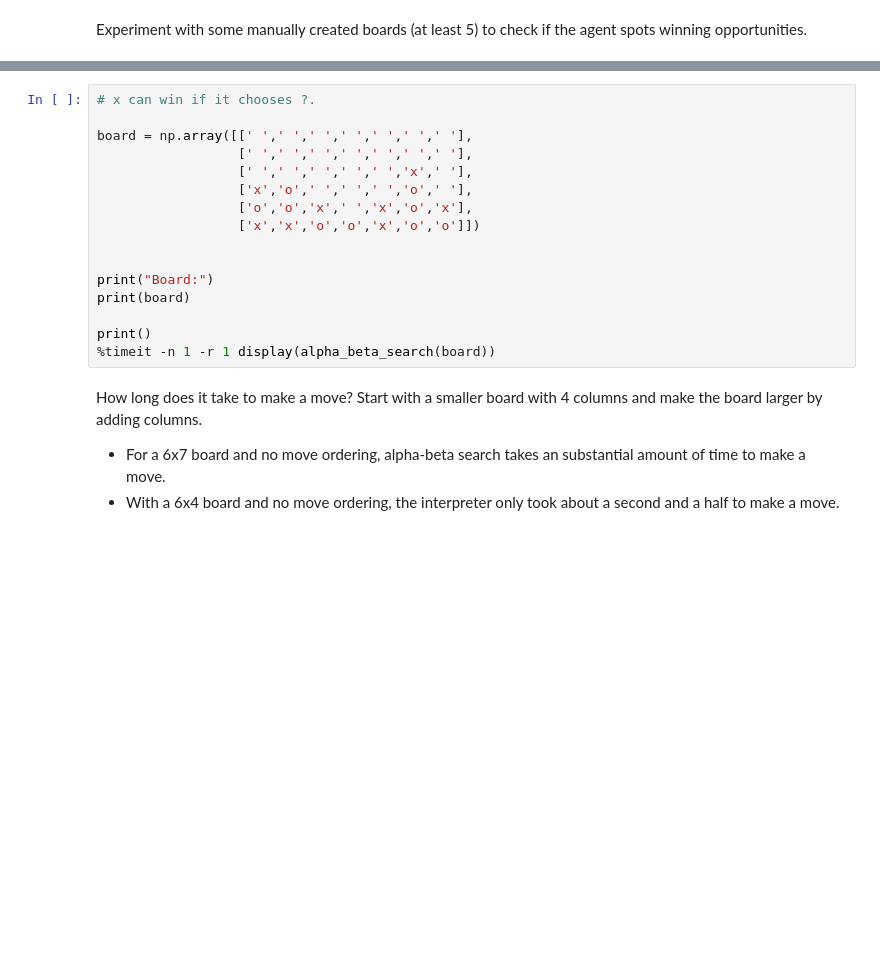
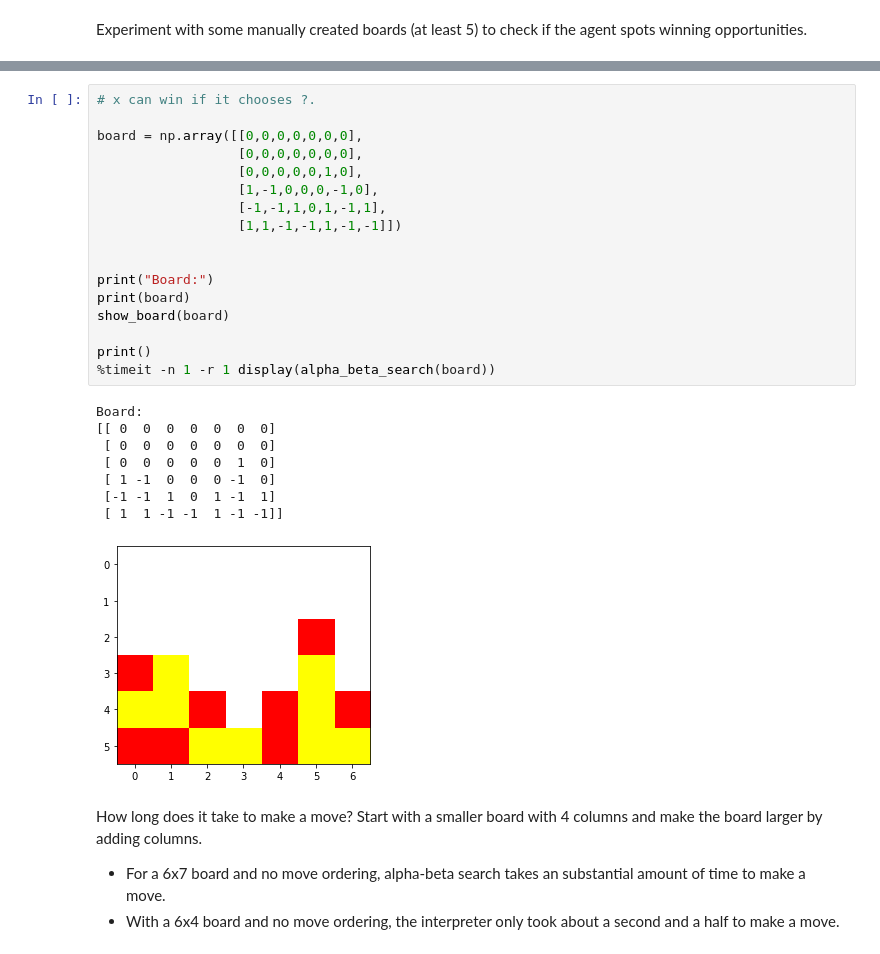
Before and after one commit to KadeLehman/CS7320-AI, a Jupyter notebook: Games/assignment_connect4.ipynb, the cells around one changed output, grey strips where cells are left out. Saved outputs shown, nothing was run; the diff lists cells and outputs as text; blank space fills up the shorter version.

```diff
--- a/Games/assignment_connect4.ipynb
+++ b/Games/assignment_connect4.ipynb
@@ -392,19 +414,29 @@ print()
-# %%
-# x can win if it chooses ?.
-
-board = np.array([[' ',' ',' ',' ',' ',' ',' '],
-                  [' ',' ',' ',' ',' ',' ',' '],
-                  [' ',' ',' ',' ',' ','x',' '],
-                  ['x','o',' ',' ',' ','o',' '],
-                  ['o','o','x',' ','x','o','x'],
-                  ['x','x','o','o','x','o','o']])
-
-
-print("Board:")
-print(board)
-
-print()
-%timeit -n 1 -r 1 display(alpha_beta_search(board))
+# %%
+# x can win if it chooses ?.
+
+board = np.array([[0,0,0,0,0,0,0],
+                  [0,0,0,0,0,0,0],
+                  [0,0,0,0,0,1,0],
+                  [1,-1,0,0,0,-1,0],
+                  [-1,-1,1,0,1,-1,1],
+                  [1,1,-1,-1,1,-1,-1]])
+
+
+print("Board:")
+print(board)
+show_board(board)
+
+print()
+%timeit -n 1 -r 1 display(alpha_beta_search(board))
+# %% [output]
+Board:
+[[ 0  0  0  0  0  0  0]
+ [ 0  0  0  0  0  0  0]
+ [ 0  0  0  0  0  1  0]
+ [ 1 -1  0  0  0 -1  0]
+ [-1 -1  1  0  1 -1  1]
+ [ 1  1 -1 -1  1 -1 -1]]
+[figure, added]
 # %% [markdown]
 How long does it take to make a move? Start with a smaller board with 4 columns and make the board larger by adding columns.
 
```
Also changed, not shown: parts of 8 cells of this notebook.
